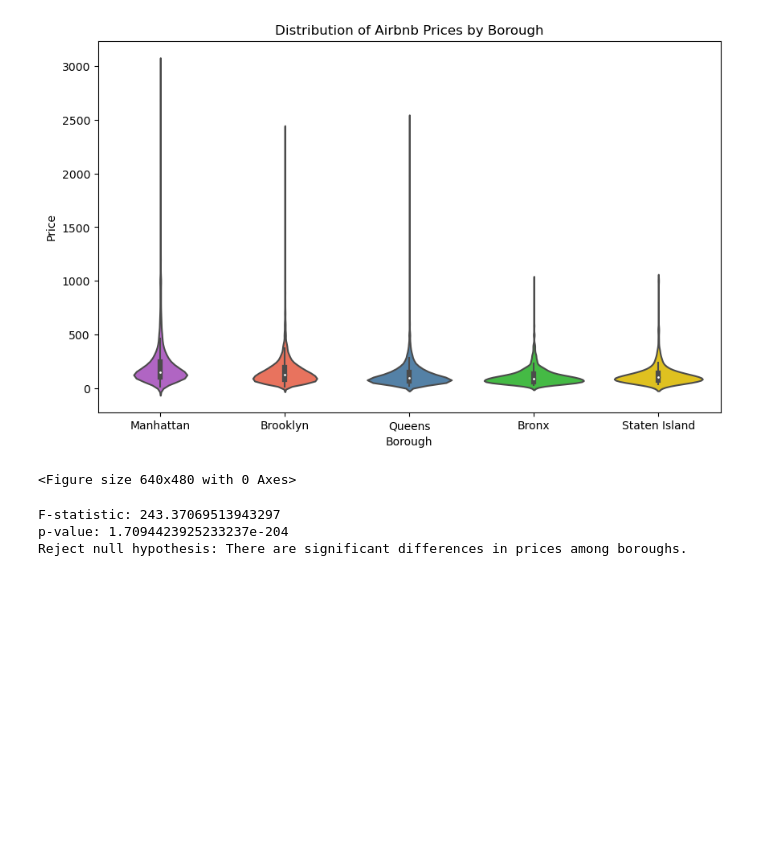
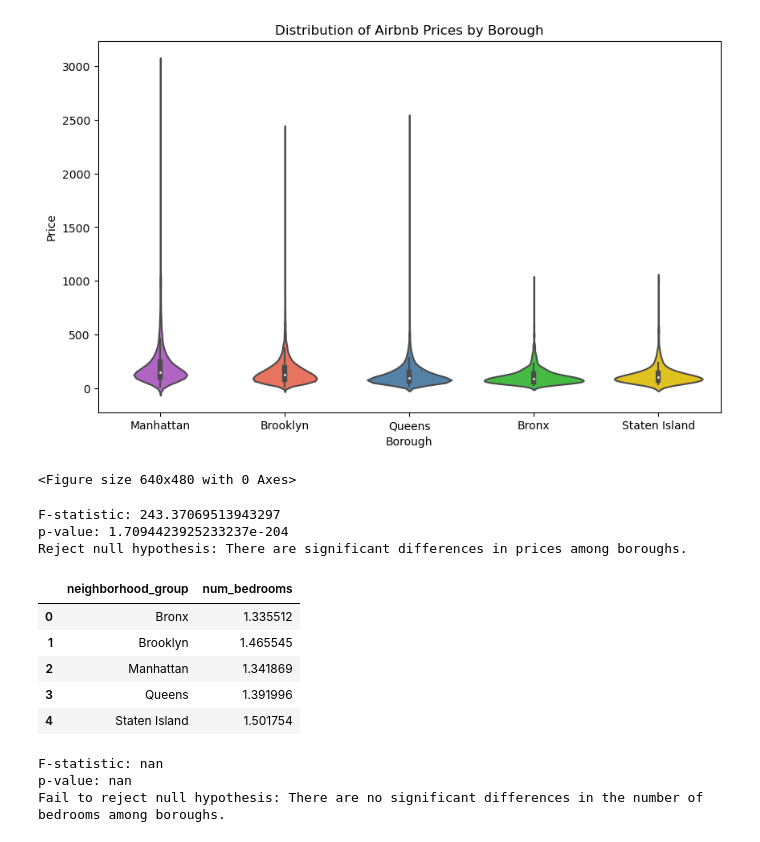
Before and after one commit to zippyprod/Project-3, a Jupyter notebook: charts.ipynb, the cells around one changed output. Cells and saved outputs as stored; diff of their text form; code cells hidden in the pictures; blank space fills up the shorter version.

```diff
--- a/charts.ipynb
+++ b/charts.ipynb
@@ -346,3 +346,34 @@ else:
 F-statistic: 243.37069513943297
 p-value: 1.7094423925233237e-204
 Reject null hypothesis: There are significant differences in prices among boroughs.
+# %%
+num_of_beds_df = airbnb_df.groupby('neighborhood_group', as_index=False)['num_bedrooms'].mean()
+num_of_beds_df
+# %% [output]
+|  | neighborhood_group | num_bedrooms |
+| 0 | Bronx | 1.335512 |
+| 1 | Brooklyn | 1.465545 |
+| 2 | Manhattan | 1.341869 |
+| 3 | Queens | 1.391996 |
+| 4 | Staten Island | 1.501754 |
+# %%
+number_of_bedrooms = []
+for neighborhood_group, group_df in num_of_beds_df.groupby('neighborhood_group'):
+    number_of_bedrooms.append(group_df['num_bedrooms'].values)  # Extracting numerical values
+
+# Perform ANOVA test
+f_statistic, p_value = f_oneway(*number_of_bedrooms)
+
+# Print results
+print("F-statistic:", f_statistic)
+print("p-value:", p_value)
+
+# Interpretation of results
+if p_value < 0.05:
+    print("Reject null hypothesis: There are significant differences in the number of bedrooms among boroughs.")
+else:
+    print("Fail to reject null hypothesis: There are no significant differences in the number of bedrooms among boroughs.")
+# %% [output]
+F-statistic: nan
+p-value: nan
+Fail to reject null hypothesis: There are no significant differences in the number of bedrooms among boroughs.
```
Also changed, not shown: parts of 2 cells of this notebook.
